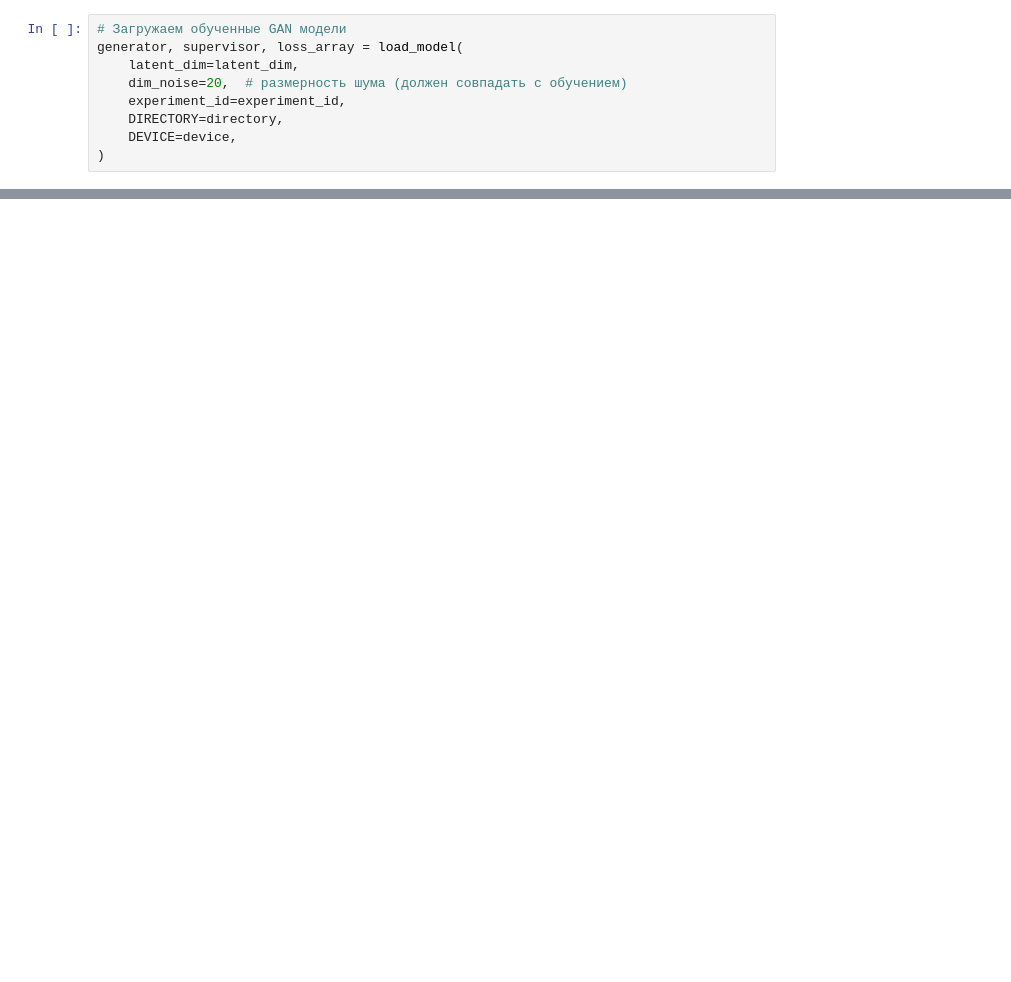
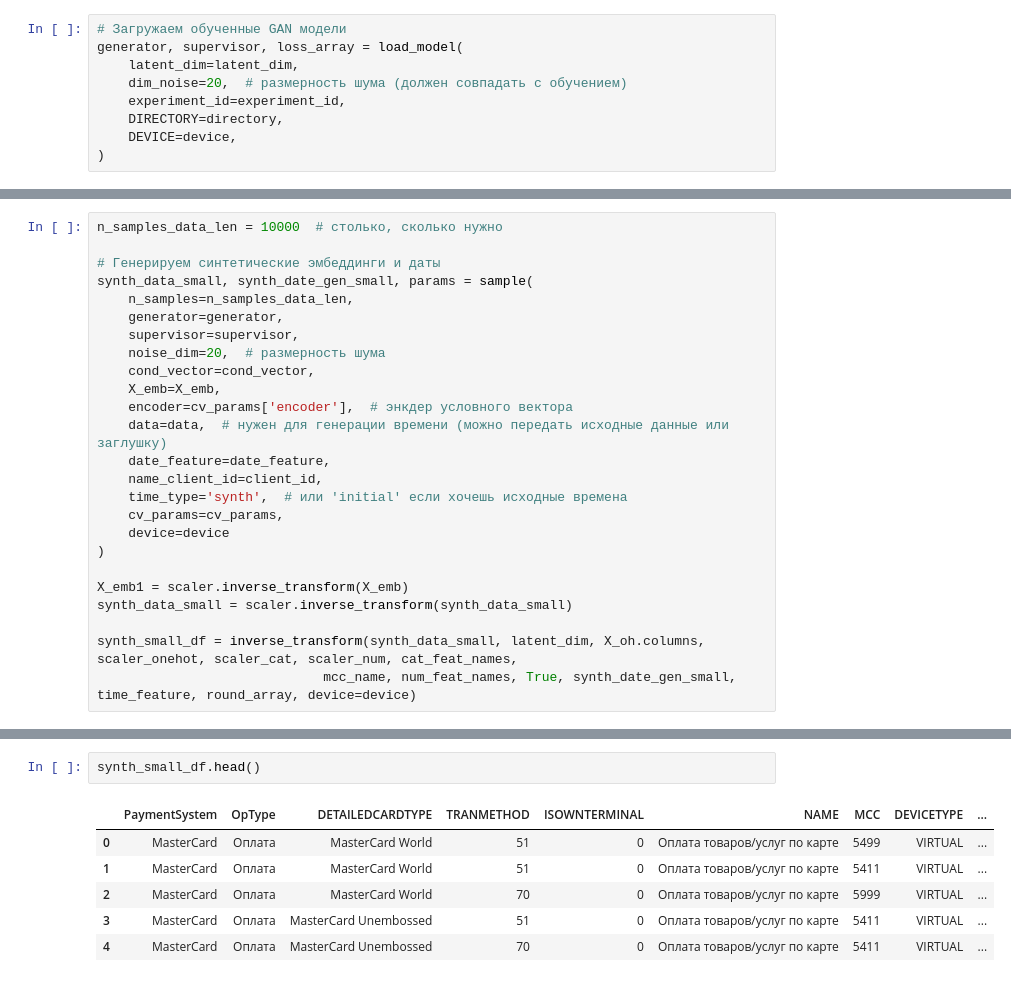
Before and after one commit to ievlev-k/TRGAN, a Jupyter notebook: load_model.ipynb, the cells around one changed output, grey strips where cells are left out. Saved outputs shown, nothing was run; the diff lists cells and outputs as text; blank space fills up the shorter version.

```diff
--- a/load_model.ipynb
+++ b/load_model.ipynb
@@ -282,3 +181,28 @@ synth_df.to_csv('Data/Sber/Clear/transact_400000_samples.csv',
           encoding='utf-8',      # Кодировка
           header=True,           # Записывать заголовки
           na_rep='NULL')         # Замена NaN значений
+# %%
+n_samples_data_len = 10000  # столько, сколько нужно
+
+# Генерируем синтетические эмбеддинги и даты
+synth_data_small, synth_date_gen_small, params = sample(
+    n_samples=n_samples_data_len,
+    generator=generator,
+    supervisor=supervisor,
+    noise_dim=20,  # размерность шума
+    cond_vector=cond_vector,
+    X_emb=X_emb,
+    encoder=cv_params['encoder'],  # энкдер условного вектора
+    data=data,  # нужен для генерации времени (можно передать исходные данные или заглушку)
+    date_feature=date_feature,
+    name_client_id=client_id,
+    time_type='synth',  # или 'initial' если хочешь исходные времена
+    cv_params=cv_params,
+    device=device
+)
+
+X_emb1 = scaler.inverse_transform(X_emb)
+synth_data_small = scaler.inverse_transform(synth_data_small)
+
+synth_small_df = inverse_transform(synth_data_small, latent_dim, X_oh.columns, scaler_onehot, scaler_cat, scaler_num, cat_feat_names,
+                             mcc_name, num_feat_names, True, synth_date_gen_small, time_feature, round_array, device=device)
@@ -284,0 +229,9 @@ synth_df.to_csv('Data/Sber/Clear/transact_400000_samples.csv',
+# %%
+synth_small_df.head()
+# %% [output]
+|  | PaymentSystem | OpType | DETAILEDCARDTYPE | TRANMETHOD | ISOWNTERMINAL | NAME | MCC | DEVICETYPE | ... |
+| 0 | MasterCard | Оплата | MasterCard World | 51 | 0 | Оплата товаров/услуг по карте | 5499 | VIRTUAL | ... |
+| 1 | MasterCard | Оплата | MasterCard World | 51 | 0 | Оплата товаров/услуг по карте | 5411 | VIRTUAL | ... |
+| 2 | MasterCard | Оплата | MasterCard World | 70 | 0 | Оплата товаров/услуг по карте | 5999 | VIRTUAL | ... |
+| 3 | MasterCard | Оплата | MasterCard Unembossed | 51 | 0 | Оплата товаров/услуг по карте | 5411 | VIRTUAL | ... |
+| 4 | MasterCard | Оплата | MasterCard Unembossed | 70 | 0 | Оплата товаров/услуг по карте | 5411 | VIRTUAL | ... |
```
Also changed, not shown: parts of 25 cells of this notebook, 5 other files.
